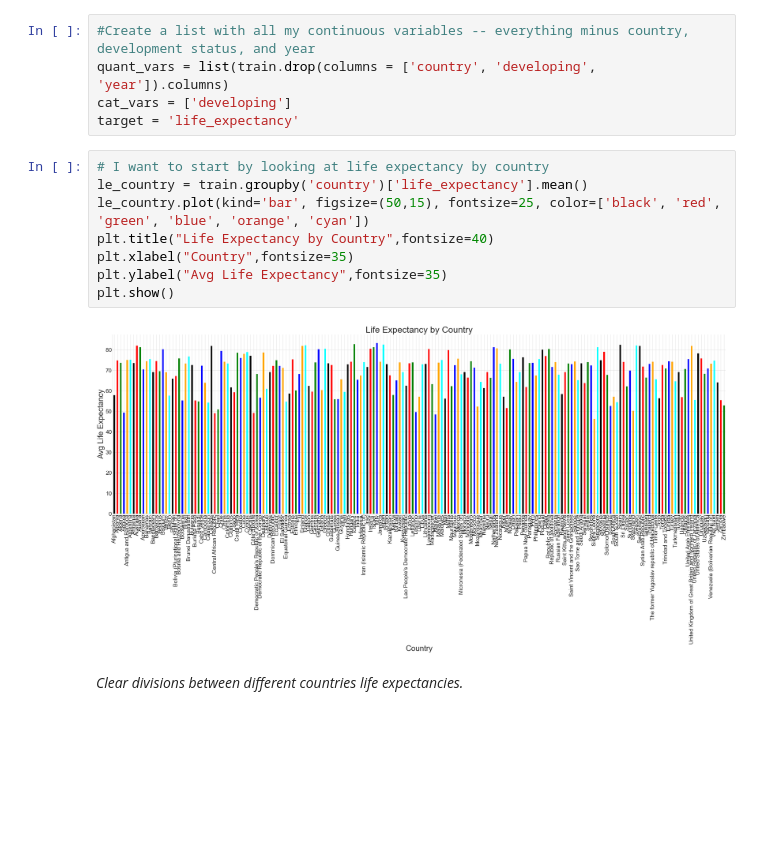
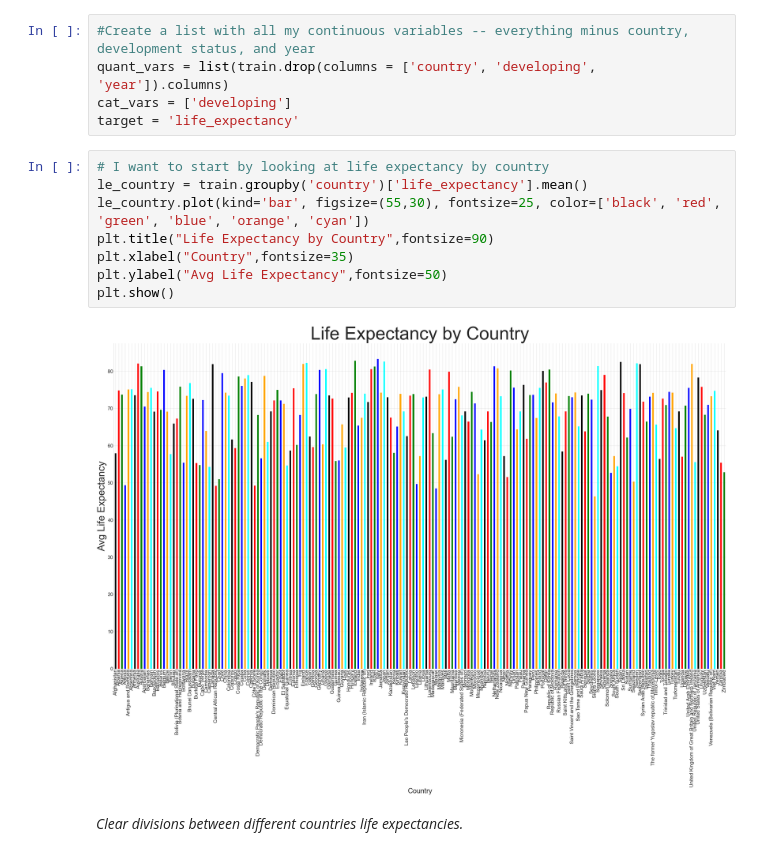
Before and after one commit to kristofer-rivera/predicting-life-expectancy, a Jupyter notebook: explore.ipynb, the cells around one changed output. Drawn from its saved outputs; the diff is of its cells as text; blank space fills up the shorter version.

```diff
--- a/explore.ipynb
+++ b/explore.ipynb
@@ -77,13 +78,13 @@ target = 'life_expectancy'
 # %%
 # I want to start by looking at life expectancy by country
 le_country = train.groupby('country')['life_expectancy'].mean()
-le_country.plot(kind='bar', figsize=(50,15), fontsize=25, color=['black', 'red', 'green', 'blue', 'orange', 'cyan'])
-plt.title("Life Expectancy by Country",fontsize=40)
+le_country.plot(kind='bar', figsize=(55,30), fontsize=25, color=['black', 'red', 'green', 'blue', 'orange', 'cyan'])
+plt.title("Life Expectancy by Country",fontsize=90)
 plt.xlabel("Country",fontsize=35)
-plt.ylabel("Avg Life Expectancy",fontsize=35)
+plt.ylabel("Avg Life Expectancy",fontsize=50)
 plt.show()
 # %% [output]
-[figure, old version]
+[figure, new version]
 # %% [markdown]
 *Clear divisions between different countries life expectancies.*
 # %%
```
Also changed, not shown: parts of 1 cell of this notebook, 2 other files.
